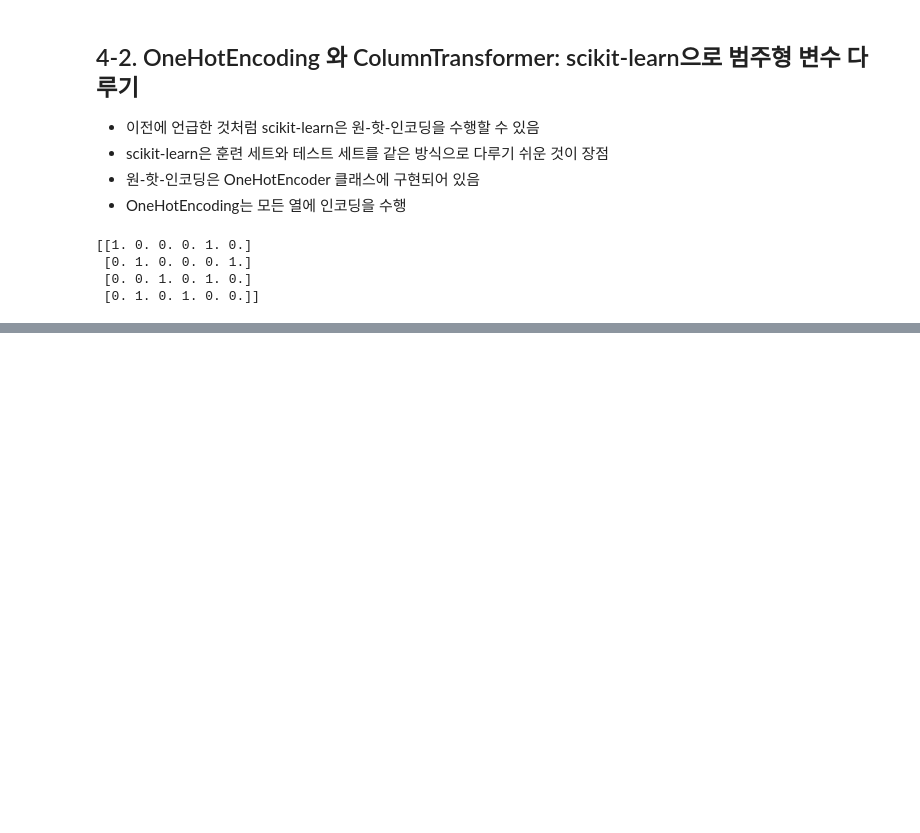
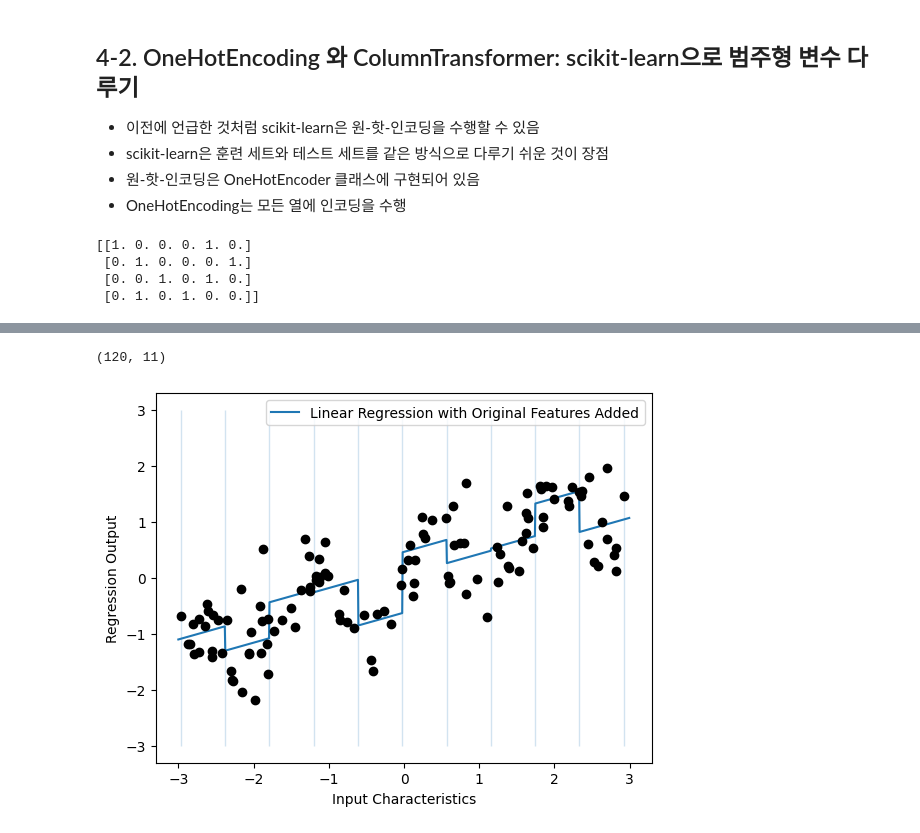
Before and after one commit to haribo09876/MachineLearning, a Jupyter notebook: 04. DataExpressionAndFeatureEngineering/02. OneHotEncodingAndColumnTransformer.ipynb, the cells around one changed output, grey strips where cells are left out. Cells and saved outputs as stored; diff of their text form; code cells hidden in the pictures; blank space fills up the shorter version.

```diff
--- a/04. DataExpressionAndFeatureEngineering/02. OneHotEncodingAndColumnTransformer.ipynb
+++ b/04. DataExpressionAndFeatureEngineering/02. OneHotEncodingAndColumnTransformer.ipynb
@@ -25,0 +240,19 @@ print(ohe.fit_transform(demo_df))
+# %%
+X_combined = np.hstack([X, X_binned])
+print(X_combined.shape)
+# %% [output]
+(120, 11)
+# %%
+# 구간으로 분할된 특성과 하나의 기울기를 사용한 선형 회귀
+reg = LinearRegression().fit(X_combined, y)
+
+line_combined = np.hstack([line, line_binned])
+plt.plot(line, reg.predict(line_combined), label="Linear Regression with Original Features Added")
+
+plt.vlines(kb.bin_edges_[0], -3, 3, linewidth=1, alpha=0.2)
+plt.legend(loc="best")
+plt.xlabel("Input Characteristics")
+plt.ylabel("Regression Output")
+plt.plot(X[:, 0], y, "o", c="k");
+# %% [output]
+[figure, added]
```
Also changed, not shown: parts of 32 cells of this notebook.
